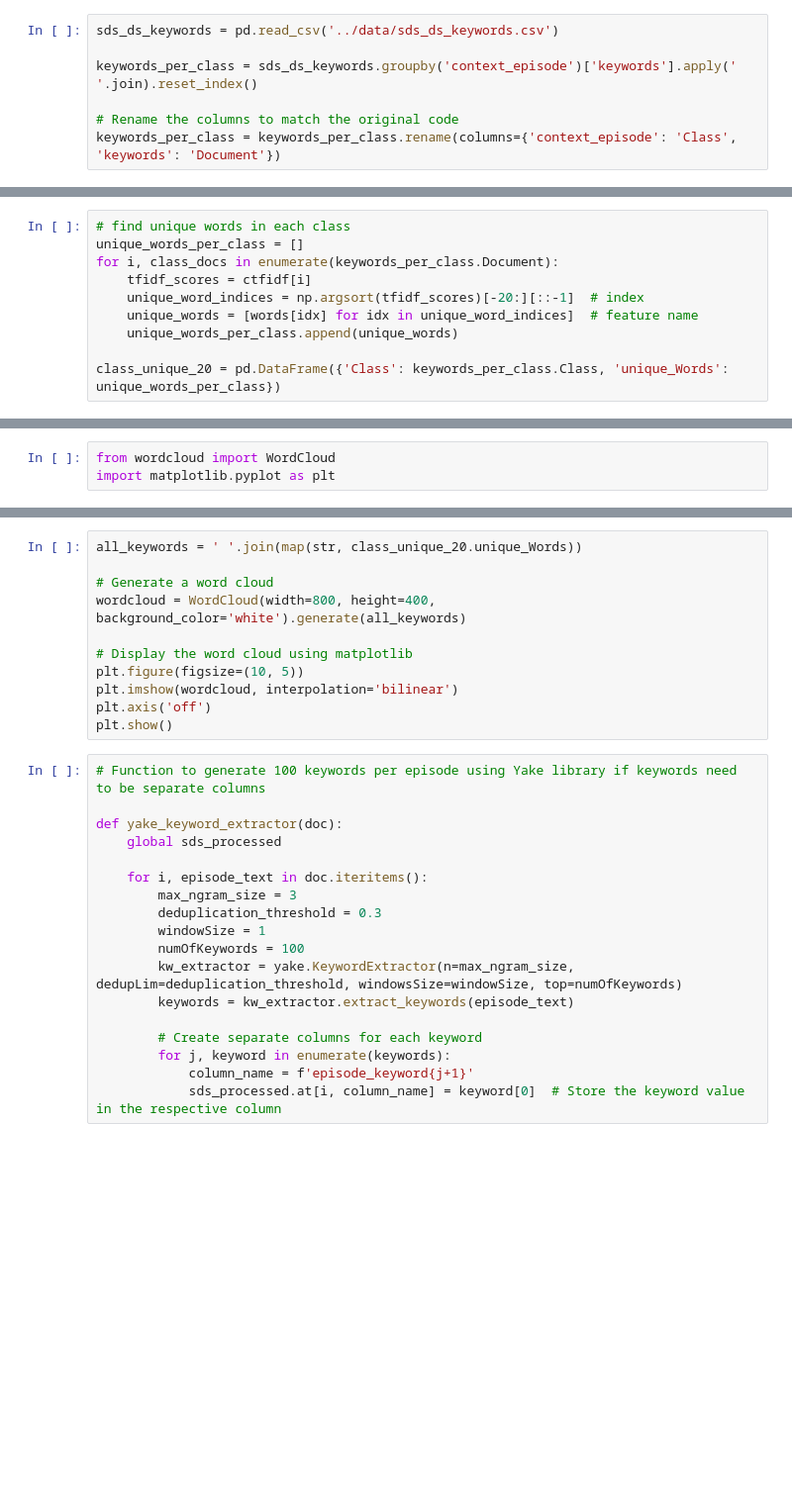
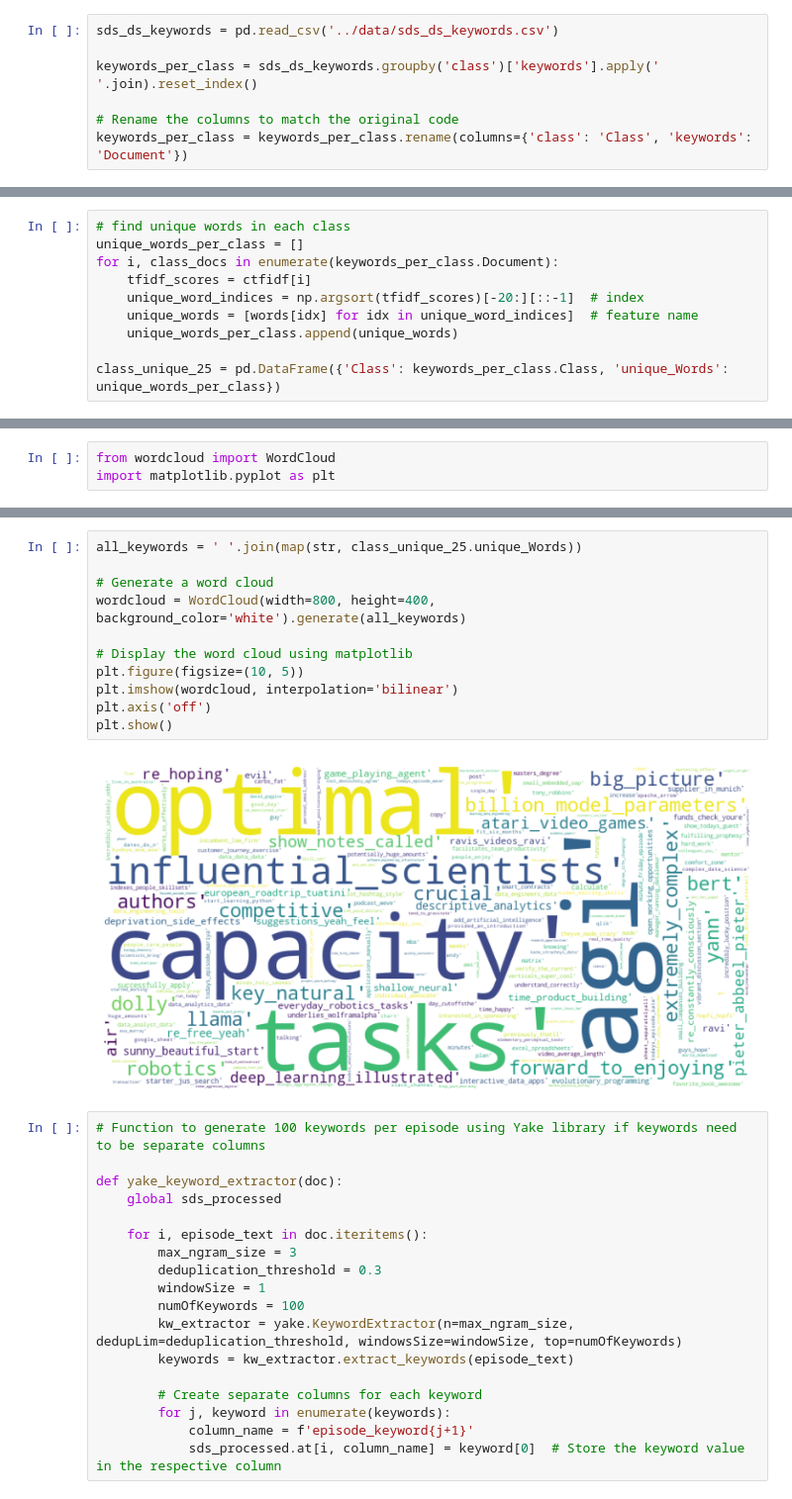
Before and after one commit to ashamaheshwari/SDS_podcast_analysis, a Jupyter notebook: notebooks/6. Keyword_Extraction.ipynb, the cells around one changed output, grey strips where cells are left out. Shown at 99% size. Cells and saved outputs as stored; diff of their text form; blank space fills up the shorter version.

Commit message:
finished keyword extraction

```diff
--- a/notebooks/6. Keyword_Extraction.ipynb
+++ b/notebooks/6. Keyword_Extraction.ipynb
@@ -121,7 +149,7 @@ from sklearn.preprocessing import normalize
 # %%
 sds_ds_keywords = pd.read_csv('../data/sds_ds_keywords.csv')
 
-keywords_per_class = sds_ds_keywords.groupby('context_episode')['keywords'].apply(' '.join).reset_index()
+keywords_per_class = sds_ds_keywords.groupby('class')['keywords'].apply(' '.join).reset_index()
 
 # Rename the columns to match the original code
-keywords_per_class = keywords_per_class.rename(columns={'context_episode': 'Class', 'keywords': 'Document'})
+keywords_per_class = keywords_per_class.rename(columns={'class': 'Class', 'keywords': 'Document'})
@@ -183,4 +281,4 @@ for i, class_docs in enumerate(keywords_per_class.Document):
     unique_words = [words[idx] for idx in unique_word_indices]  # feature name
     unique_words_per_class.append(unique_words)
 
-class_unique_20 = pd.DataFrame({'Class': keywords_per_class.Class, 'unique_Words': unique_words_per_class})
+class_unique_25 = pd.DataFrame({'Class': keywords_per_class.Class, 'unique_Words': unique_words_per_class})
@@ -212,14 +331,16 @@ plt.show()
 # %%
-all_keywords = ' '.join(map(str, class_unique_20.unique_Words))
+all_keywords = ' '.join(map(str, class_unique_25.unique_Words))
 
 # Generate a word cloud
 wordcloud = WordCloud(width=800, height=400, background_color='white').generate(all_keywords)
 
 # Display the word cloud using matplotlib
 plt.figure(figsize=(10, 5))
 plt.imshow(wordcloud, interpolation='bilinear')
 plt.axis('off')
 plt.show()
+# %% [output]
+[figure, added]
 # %%
 # Function to generate 100 keywords per episode using Yake library if keywords need to be separate columns
 
```
Also changed, not shown: parts of 14 cells of this notebook, 1 other file.
